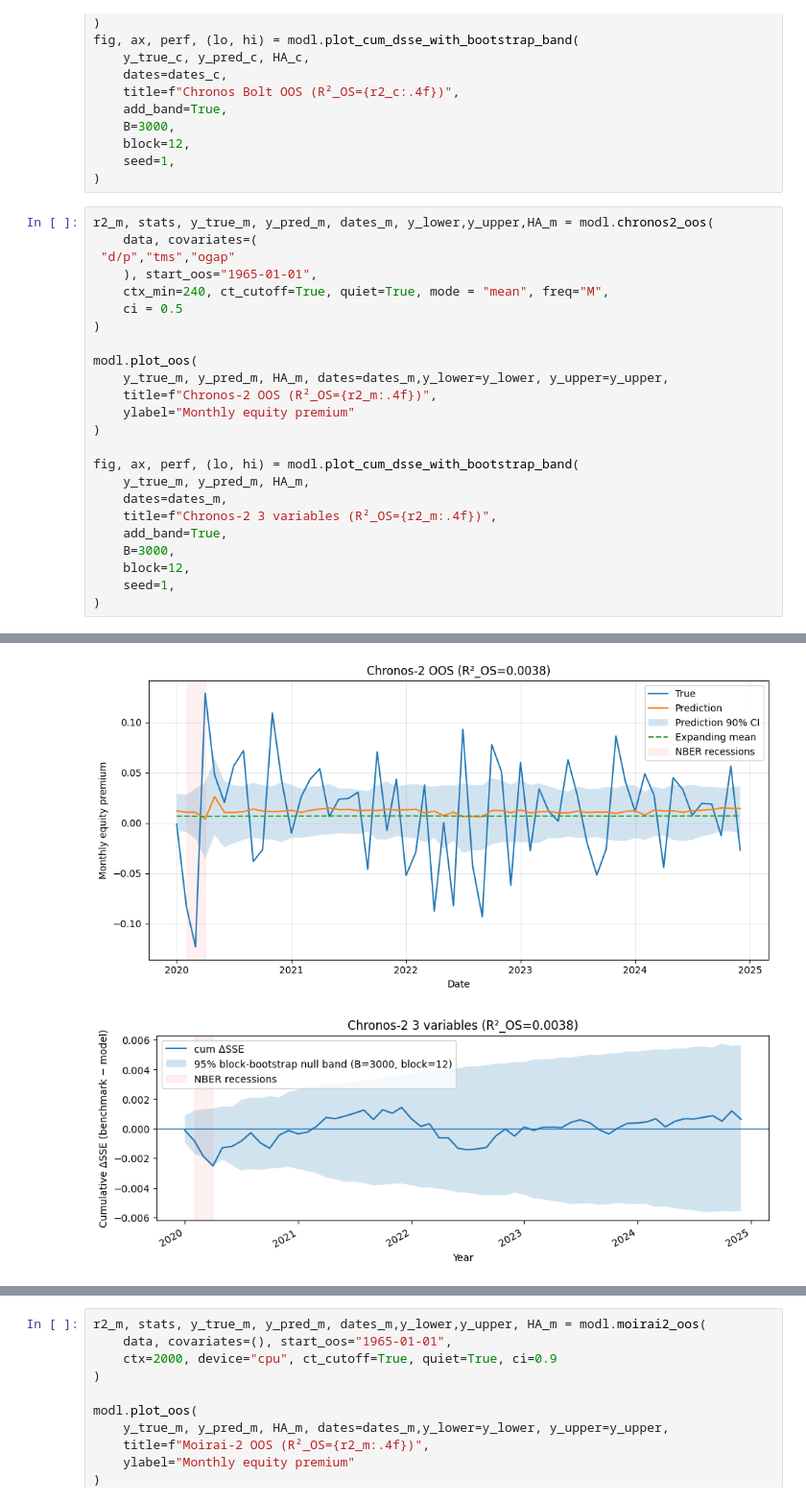
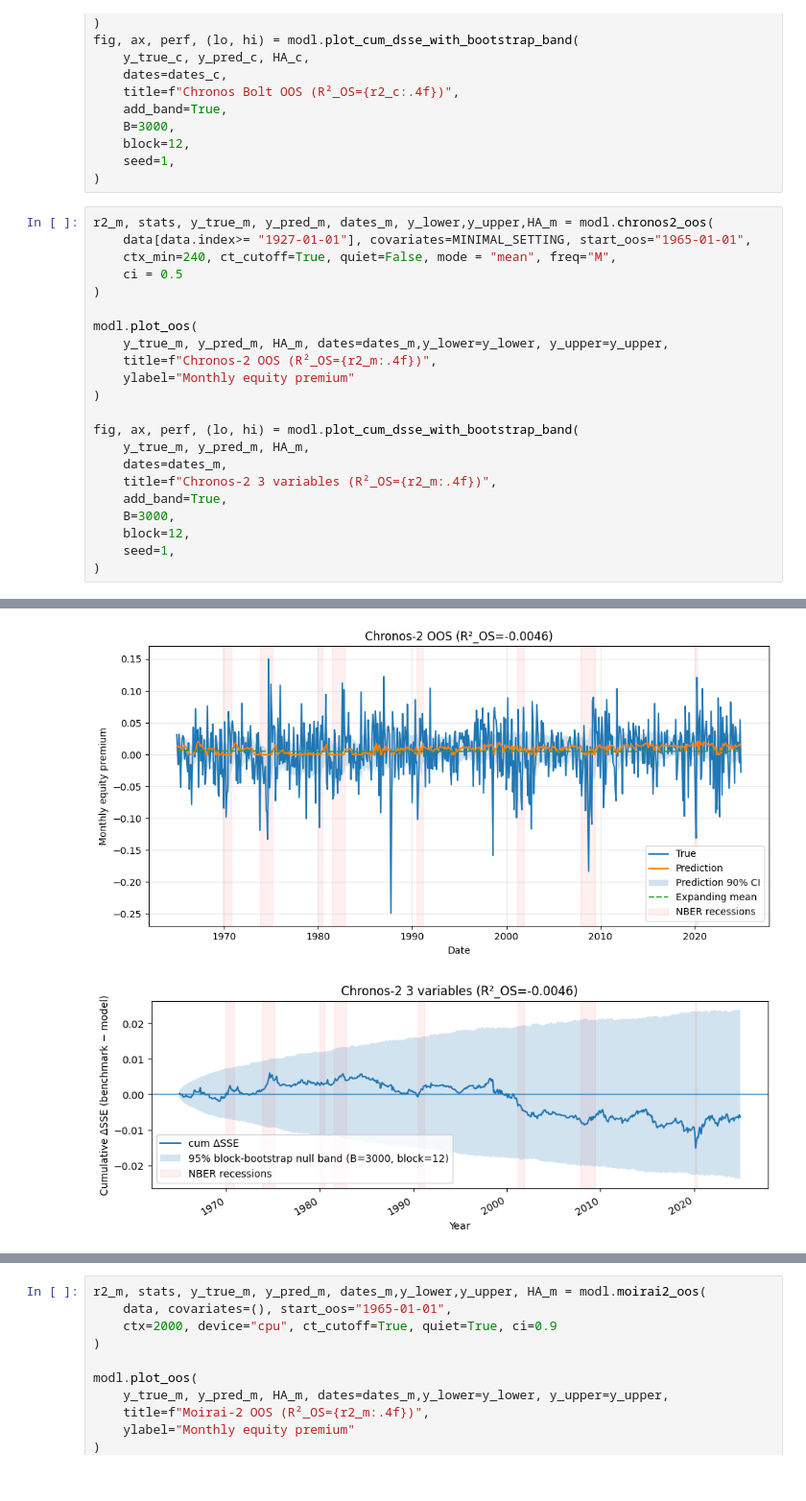
Before and after one commit to KiliTili/Masterarbeit, a Jupyter notebook: Notebooks/Benchmark/modelling_regression.ipynb, the cells around one changed output, grey strips where cells are left out. Shown at 96% size. Cells and saved outputs as stored; diff of their text form.

```diff
--- a/Notebooks/Benchmark/modelling_regression.ipynb
+++ b/Notebooks/Benchmark/modelling_regression.ipynb
@@ -175,10 +182,8 @@ fig, ax, perf, (lo, hi) = modl.plot_cum_dsse_with_bootstrap_band(
 )
 # %%
 r2_m, stats, y_true_m, y_pred_m, dates_m, y_lower,y_upper,HA_m = modl.chronos2_oos(
-    data, covariates=(
- "d/p","tms","ogap"
-    ), start_oos="1965-01-01",
-    ctx_min=240, ct_cutoff=True, quiet=True, mode = "mean", freq="M",
+    data[data.index>= "1927-01-01"], covariates=MINIMAL_SETTING, start_oos="1965-01-01",
+    ctx_min=240, ct_cutoff=True, quiet=False, mode = "mean", freq="M",
     ci = 0.5
 )
 
@@ -209,2 +228,2 @@ Stats WCT: {'mean': 0.014247051146864979, 'std': 0.02180014734287412, 'lower': -
-[figure, old version]
+[figure, new version]
-[figure, old version]
+[figure, new version]
```
Also changed, not shown: parts of 39 cells of this notebook, 2 other files.
